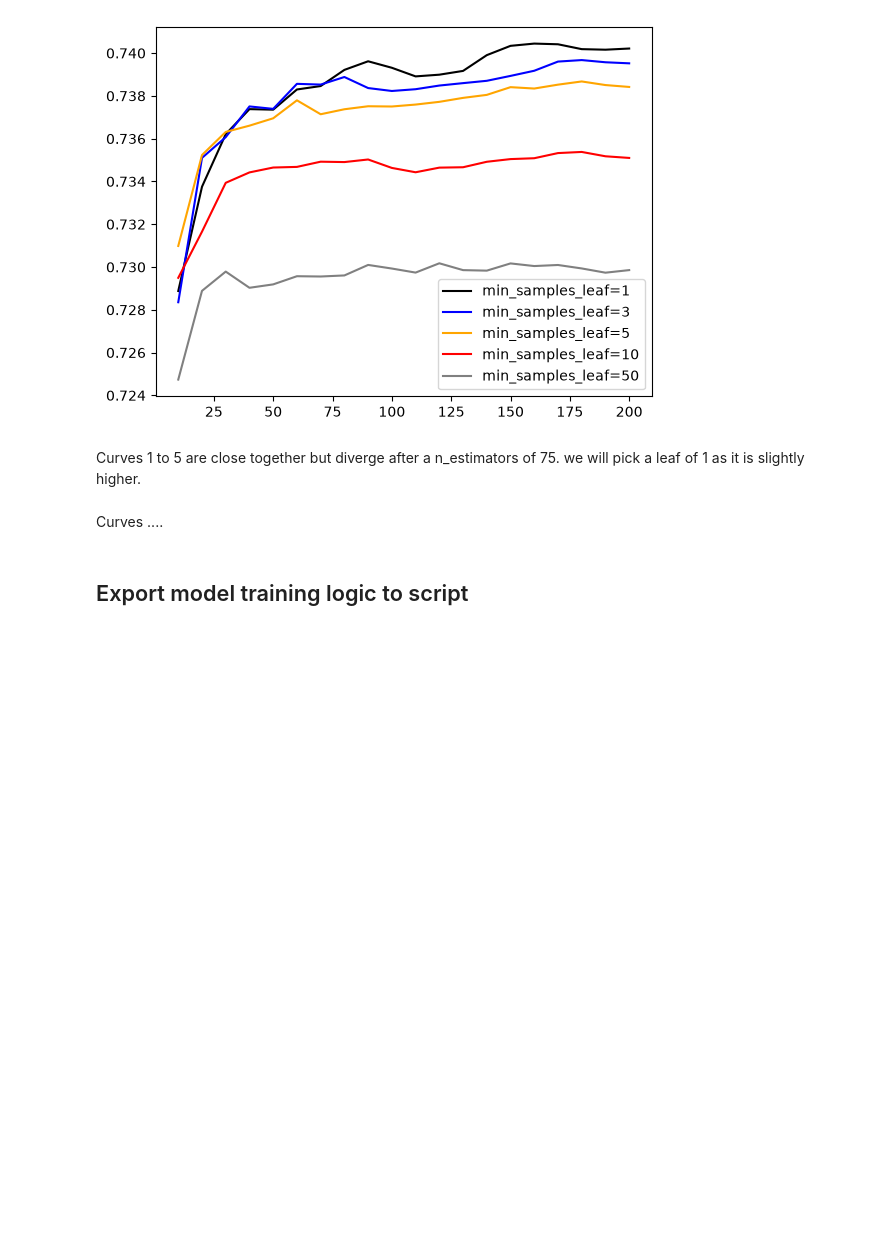
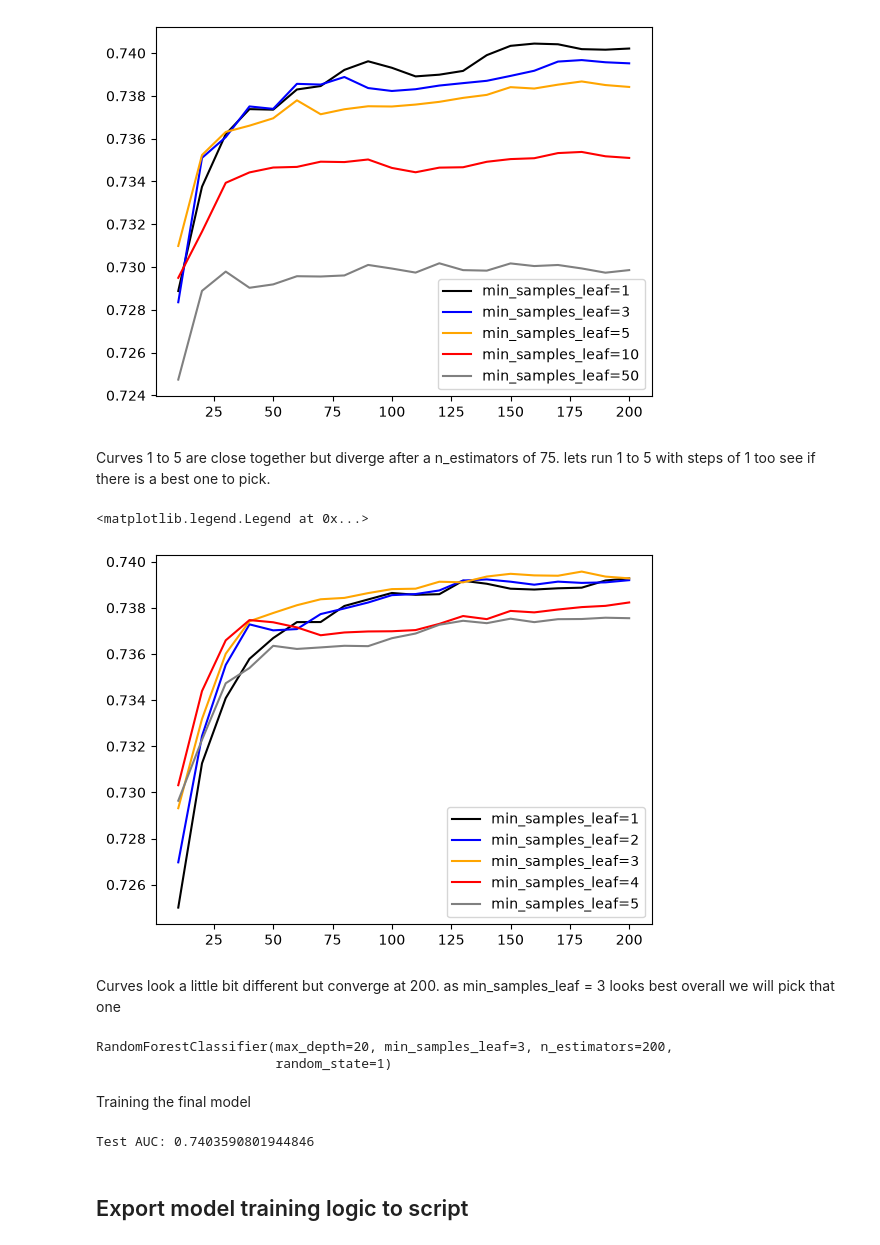
Before and after one commit to JC-Frank/ML-zoomcamp-homework, a Jupyter notebook: Midtermproject/notebook.ipynb, the cells around one changed output. Drawn from its saved outputs; the diff is of its cells as text; code cells hidden in the pictures; blank space fills up the shorter version.

```diff
--- a/Midtermproject/notebook.ipynb
+++ b/Midtermproject/notebook.ipynb
@@ -1510,44 +1505,73 @@ plt.legend()
 [figure]
 # %% [markdown]
 Curves 1 to 5 are close together but diverge after a n_estimators of 75.
-we will pick a leaf of 1 as it is slightly higher.
+lets run 1 to 5 with steps of 1 too see if there is a best one to pick.
 # %%
 scores = []
 
 for s in [1, 2, 3, 4, 5]:
-    for n in range(10, 500, 10):
+    for n in range(10, 201, 10):
         rf = RandomForestClassifier(n_estimators=n,
                                     max_depth=max_depth,
                                     min_samples_leaf=s,
                                     random_state=1)
         rf.fit(X_train, y_train)
 
         y_pred = rf.predict_proba(X_val)[:, 1]
         auc = roc_auc_score(y_val, y_pred)
 
         scores.append((s, n, auc))
 
 columns = ['min_samples_leaf', 'n_estimators', 'auc']
 df_scores = pd.DataFrame(scores, columns=columns)
 
 colors = ['black', 'blue', 'orange', 'red', 'grey']
 values = [1, 2, 3, 4, 5]
 
 for s, col in zip(values, colors):
     df_subset = df_scores[df_scores.min_samples_leaf == s]
 
     plt.plot(df_subset.n_estimators, df_subset.auc,
              color=col,
              label='min_samples_leaf=%d' % s)
 
 plt.legend()
+# %% [output]
+<matplotlib.legend.Legend at 0x...>
+[figure, added]
 # %% [markdown]
-Curves ....
+Curves look a little bit different but converge at 200. as min_samples_leaf = 3 looks best overall we will pick that one
 # %%
 rf = RandomForestClassifier(n_estimators=200,
-                            max_depth=max_depth,
-                            min_samples_leaf=1,
+                            max_depth=20,
+                            min_samples_leaf=3,
                             random_state=1)
 rf.fit(X_train, y_train)
+# %% [output]
+RandomForestClassifier(max_depth=20, min_samples_leaf=3, n_estimators=200,
+                       random_state=1)
+# %% [markdown]
+Training the final model
+# %%
+dicts_full_train = df_full_train[categorical + numerical].to_dict(orient='records')
+
+dv = DictVectorizer(sparse=False)
+X_full_train = dv.fit_transform(dicts_full_train)
+
+dicts_test = df_test[categorical + numerical].to_dict(orient='records')
+X_test = dv.transform(dicts_test)
+
+rf = RandomForestClassifier(n_estimators=200,
+                            max_depth=20,
+                            min_samples_leaf=3,
+                            random_state=1)
+rf.fit(X_full_train, y_full_train)
+
+y_pred = rf.predict_proba(X_test)[:, 1]
+auc = roc_auc_score(y_test, y_pred)
+
+print('Test AUC:', auc)
+# %% [output]
+Test AUC: 0.7403590801944846
 # %% [markdown]
 ## Export model training logic to script
```
Also changed, not shown: parts of 8 cells of this notebook.
